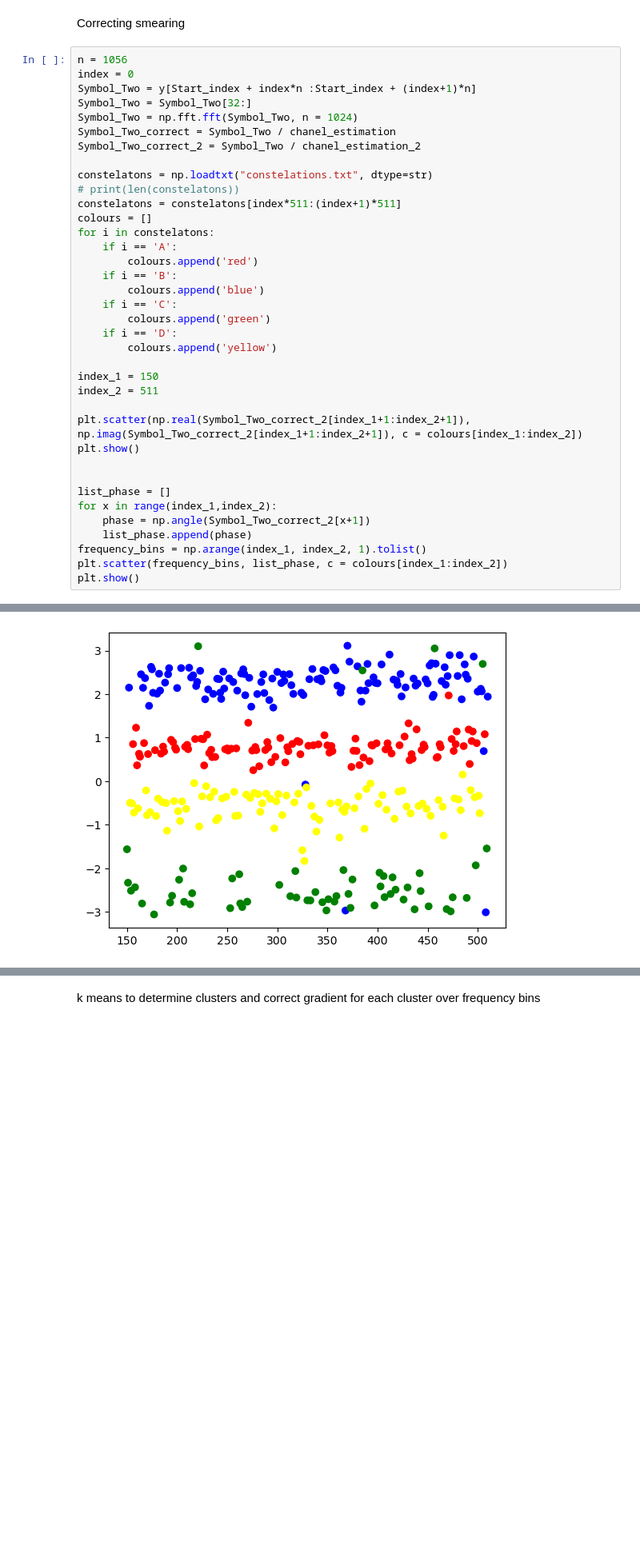
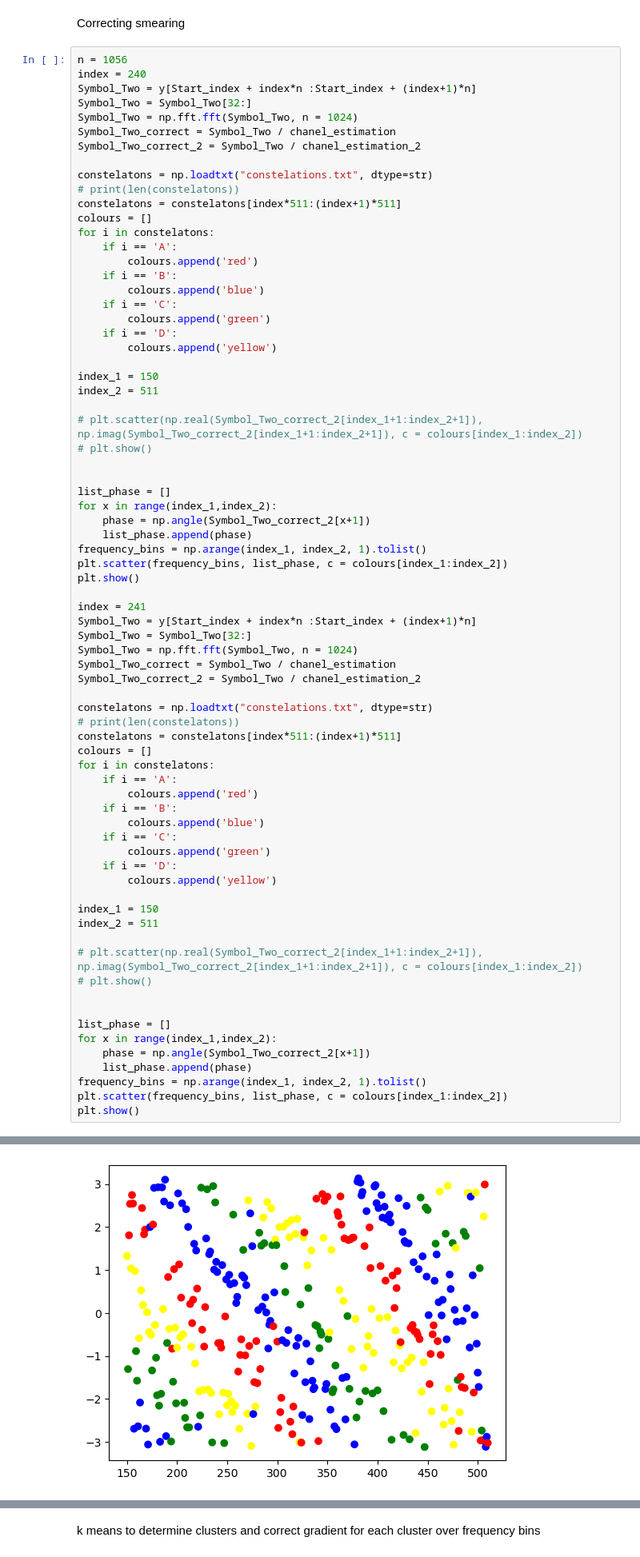
Before and after one commit to kmcm0707/GF3, a Jupyter notebook: full_decoder.ipynb, the cells around one changed output, grey strips where cells are left out. Shown at 80% size. Saved outputs shown, nothing was run; the diff lists cells and outputs as text; blank space fills up the shorter version.

```diff
--- a/full_decoder.ipynb
+++ b/full_decoder.ipynb
@@ -682,7 +682,7 @@ plt.show()
 Correcting smearing
 # %%
 n = 1056
-index = 0
+index = 240
 Symbol_Two = y[Start_index + index*n :Start_index + (index+1)*n]
 Symbol_Two = Symbol_Two[32:]
 Symbol_Two = np.fft.fft(Symbol_Two, n = 1024)
@@ -706,8 +706,8 @@ for i in constelatons:
 index_1 = 150
 index_2 = 511
 
-plt.scatter(np.real(Symbol_Two_correct_2[index_1+1:index_2+1]), np.imag(Symbol_Two_correct_2[index_1+1:index_2+1]), c = colours[index_1:index_2])
-plt.show()
+# plt.scatter(np.real(Symbol_Two_correct_2[index_1+1:index_2+1]), np.imag(Symbol_Two_correct_2[index_1+1:index_2+1]), c = colours[index_1:index_2])
+# plt.show()
 
 
 list_phase = []
@@ -717,4 +717,40 @@ for x in range(index_1,index_2):
 frequency_bins = np.arange(index_1, index_2, 1).tolist()
 plt.scatter(frequency_bins, list_phase, c = colours[index_1:index_2])
 plt.show()
+
+index = 241
+Symbol_Two = y[Start_index + index*n :Start_index + (index+1)*n]
+Symbol_Two = Symbol_Two[32:]
+Symbol_Two = np.fft.fft(Symbol_Two, n = 1024)
+Symbol_Two_correct = Symbol_Two / chanel_estimation
+Symbol_Two_correct_2 = Symbol_Two / chanel_estimation_2
+
+constelatons = np.loadtxt("constelations.txt", dtype=str)
+# print(len(constelatons))
+constelatons = constelatons[index*511:(index+1)*511]
+colours = []
+for i in constelatons:
+    if i == 'A':
+        colours.append('red')
+    if i == 'B':
+        colours.append('blue')
+    if i == 'C':
+        colours.append('green')
+    if i == 'D':
+        colours.append('yellow')
+
+index_1 = 150
+index_2 = 511
+
+# plt.scatter(np.real(Symbol_Two_correct_2[index_1+1:index_2+1]), np.imag(Symbol_Two_correct_2[index_1+1:index_2+1]), c = colours[index_1:index_2])
+# plt.show()
+
+
+list_phase = []
+for x in range(index_1,index_2):
+    phase = np.angle(Symbol_Two_correct_2[x+1])
+    list_phase.append(phase)
+frequency_bins = np.arange(index_1, index_2, 1).tolist()
+plt.scatter(frequency_bins, list_phase, c = colours[index_1:index_2])
+plt.show()
 # %% [output]
@@ -722,4 +758,4 @@ plt.show()
-[figure, old version]
+[figure, new version]
 # %%
 indices = range(1, 9) # OFDM symbol index
 indices = [i * 30 for i in indices]
```
Also changed, not shown: parts of 1 cell of this notebook.
